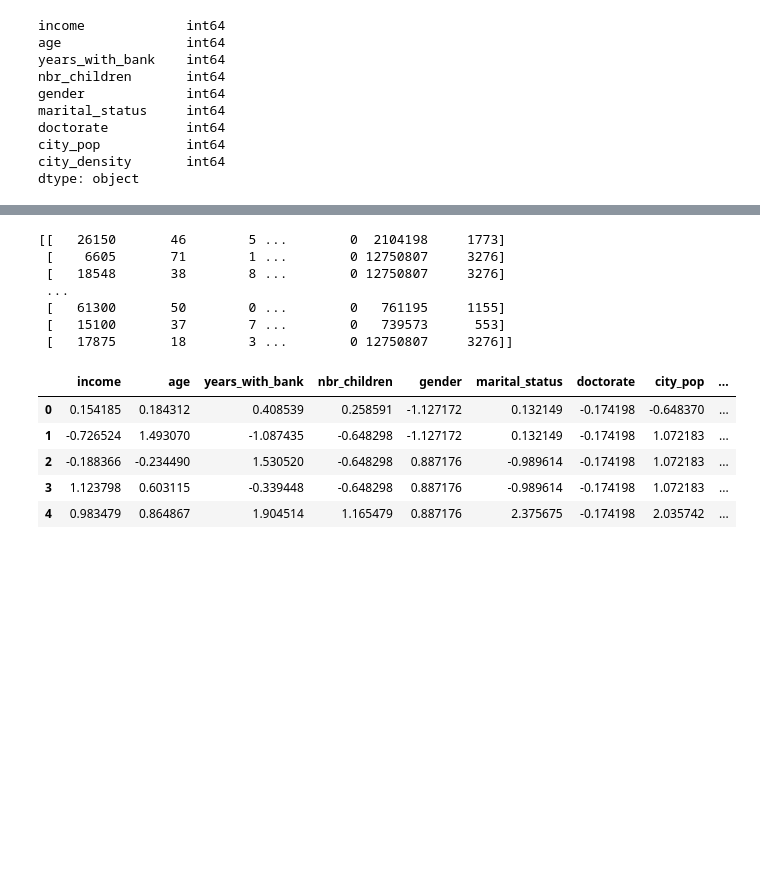
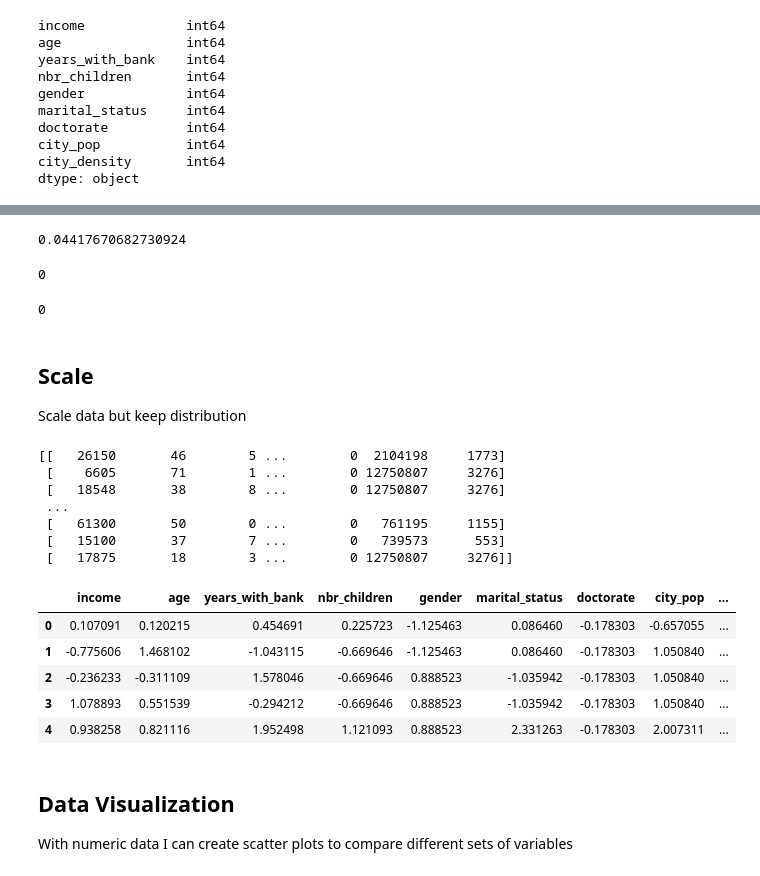
Before and after one commit to fynnweaver/Clustering_Demographic_Info, a Jupyter notebook: DataPrep.ipynb, the cells around one changed output, grey strips where cells are left out. Cells and saved outputs as stored; diff of their text form; code cells hidden in the pictures; blank space fills up the shorter version.

Commit message:
Application and visualization of clustering models. Edited dataprep to include more data visualization and checking of numerical data.

```diff
--- a/DataPrep.ipynb
+++ b/DataPrep.ipynb
@@ -205,3 +240,26 @@ from sklearn.preprocessing import StandardScaler
+# %%
+#what's not usual is age of 15 and years_with_bank over 7, so let's fix that
+wierd_teens = customers_numeric.loc[(customers_numeric['age'] <= 15) & (customers_numeric['years_with_bank'] > 5)]
+#make sure it is unusual
+print(len(wierd_teens)/customers.shape[0]) #represents 4.4% of data so think that's good
+
+#remove
+customers_numeric = customers_numeric.drop(wierd_teens.index)
+#make sure they're gone
+len(customers_numeric.loc[(customers_numeric['age'] <= 15) & (customers_numeric['years_with_bank'] > 5)])
+# %% [output]
+0.04417670682730924
+0
+# %%
+#no income at a high age would also be strange
+len(customers_numeric.loc[(customers['age'] > 20) &
+                          (customers_numeric['income'] == 0)]) #none present
+# %% [output]
+0
+# %% [markdown]
+## Scale
+
+Scale data but keep distribution
 # %%
 print(customers_numeric.values)
 # %% [output]
@@ -215,18 +273,22 @@ print(customers_numeric.values)
 # %%
 #Scaling the data
 scaler = StandardScaler()
 #fit scaler to data
 scaler.fit(customers_numeric.values)
 
 #transform and save into new dataframe
-customers_normal = pd.DataFrame(standard_scaler.transform(customers_numeric.values),
+customers_normal = pd.DataFrame(scaler.transform(customers_numeric.values),
                                 columns = customers_numeric.columns)
 
 customers_normal.head()
 # %% [output]
 |  | income | age | years_with_bank | nbr_children | gender | marital_status | doctorate | city_pop | ... |
-| 0 | 0.154185 | 0.184312 | 0.408539 | 0.258591 | -1.127172 | 0.132149 | -0.174198 | -0.648370 | ... |
-| 1 | -0.726524 | 1.493070 | -1.087435 | -0.648298 | -1.127172 | 0.132149 | -0.174198 | 1.072183 | ... |
-| 2 | -0.188366 | -0.234490 | 1.530520 | -0.648298 | 0.887176 | -0.989614 | -0.174198 | 1.072183 | ... |
-| 3 | 1.123798 | 0.603115 | -0.339448 | -0.648298 | 0.887176 | -0.989614 | -0.174198 | 1.072183 | ... |
-| 4 | 0.983479 | 0.864867 | 1.904514 | 1.165479 | 0.887176 | 2.375675 | -0.174198 | 2.035742 | ... |
+| 0 | 0.107091 | 0.120215 | 0.454691 | 0.225723 | -1.125463 | 0.086460 | -0.178303 | -0.657055 | ... |
+| 1 | -0.775606 | 1.468102 | -1.043115 | -0.669646 | -1.125463 | 0.086460 | -0.178303 | 1.050840 | ... |
+| 2 | -0.236233 | -0.311109 | 1.578046 | -0.669646 | 0.888523 | -1.035942 | -0.178303 | 1.050840 | ... |
+| 3 | 1.078893 | 0.551539 | -0.294212 | -0.669646 | 0.888523 | -1.035942 | -0.178303 | 1.050840 | ... |
+| 4 | 0.938258 | 0.821116 | 1.952498 | 1.121093 | 0.888523 | 2.331263 | -0.178303 | 2.007311 | ... |
+# %% [markdown]
+## Data Visualization
+
+With numeric data I can create scatter plots to compare different sets of variables
```
Also changed, not shown: parts of 11 cells of this notebook, 2 other files.
